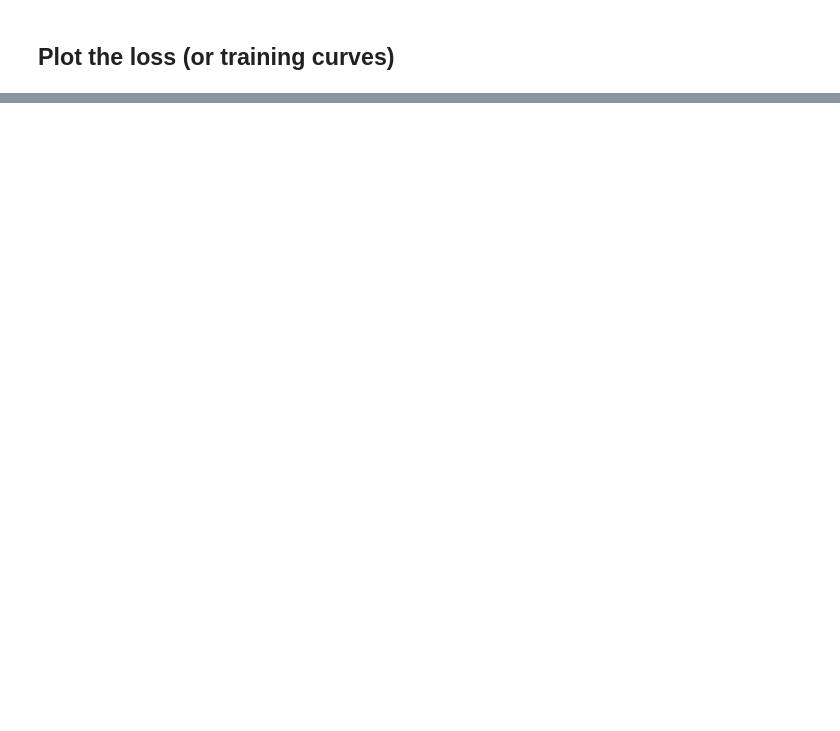
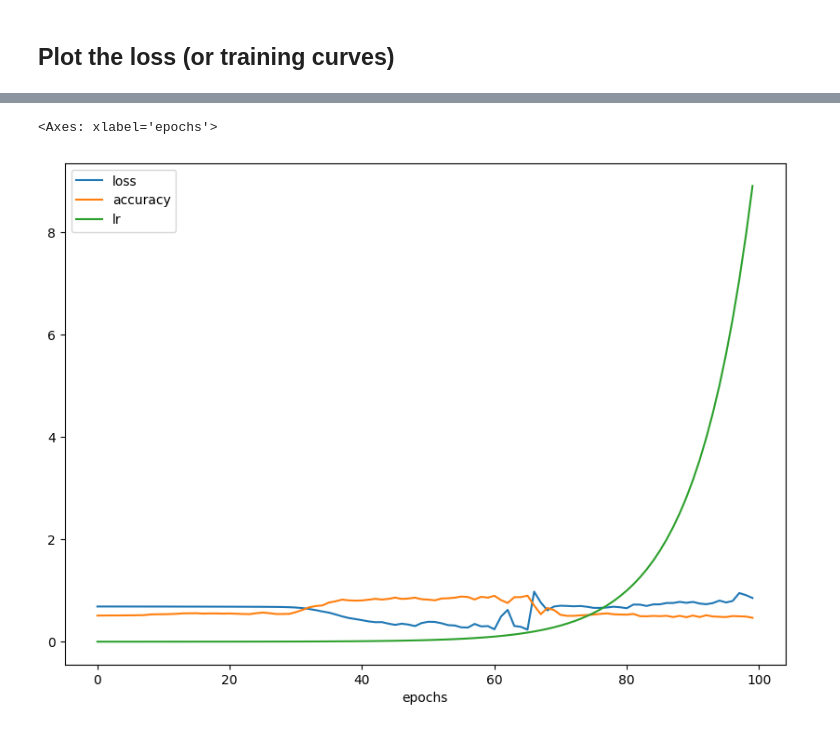
Before and after one commit to deepu718/tensorflow_practice, a Jupyter notebook: 02_neural_network_classification_with_tensorflow.ipynb, the cells around one changed output, grey strips where cells are left out. Drawn from its saved outputs; the diff is of its cells as text; code cells hidden in the pictures; blank space fills up the shorter version.

```diff
--- a/02_neural_network_classification_with_tensorflow.ipynb
+++ b/02_neural_network_classification_with_tensorflow.ipynb
@@ -541,0 +549,19 @@ Text(0.5, 1.0, 'Model_8 loss curves')
+# %%
+#Set a random seed
+tf.random.set_seed(42)
+# Create a model
+model_9 = tf.keras.Sequential([
+    tf.keras.layers.Dense(4,activation="relu"),
+    tf.keras.layers.Dense(4,activation="relu"),
+    tf.keras.layers.Dense(1,activation="sigmoid")
+])
+
+# Compile the model
+model_9.compile(loss="binary_crossentropy",
+              optimizer="Adam",
+              metrics=["accuracy"])
+# Create a learning rate callback
+lr_schedular = tf.keras.callbacks.LearningRateScheduler(lambda epoch:1e-4 * 10**(epoch/20))
+
+# Fit the model (passing lr_shedular callback)
+history = model_9.fit(X_train,y_train,epochs=100,callbacks=[lr_schedular])
@@ -541,0 +586,6 @@ Text(0.5, 1.0, 'Model_8 loss curves')
+# %%
+# checkout the history
+pd.DataFrame(history.history).plot(figsize=(10,7), xlabel='epochs')
+# %% [output]
+<Axes: xlabel='epochs'>
+[figure, added]
```
Also changed, not shown: parts of 24 cells of this notebook.
